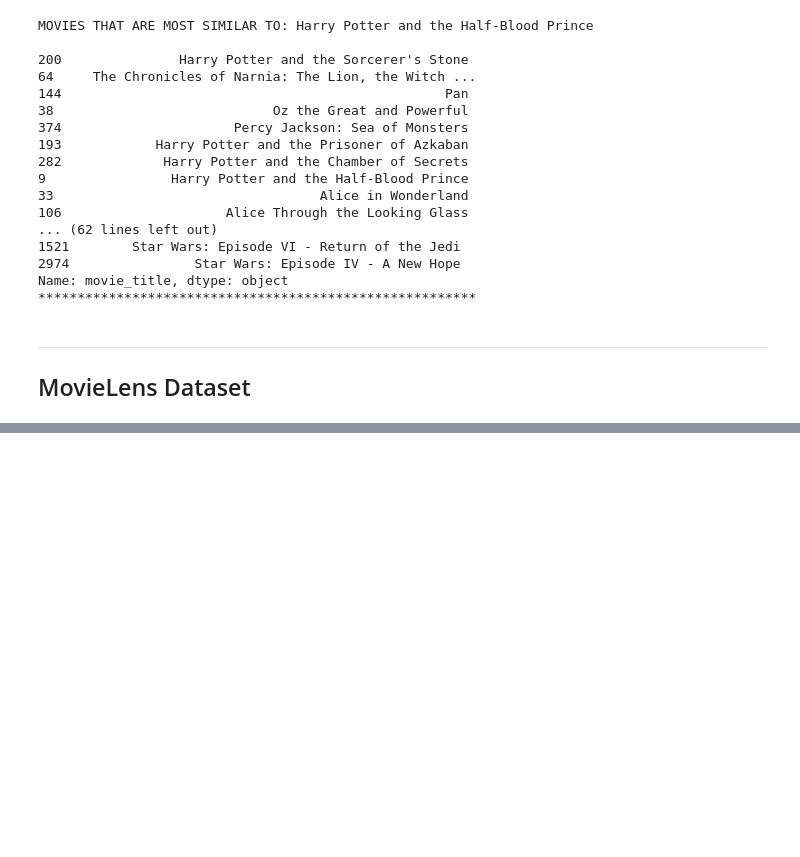
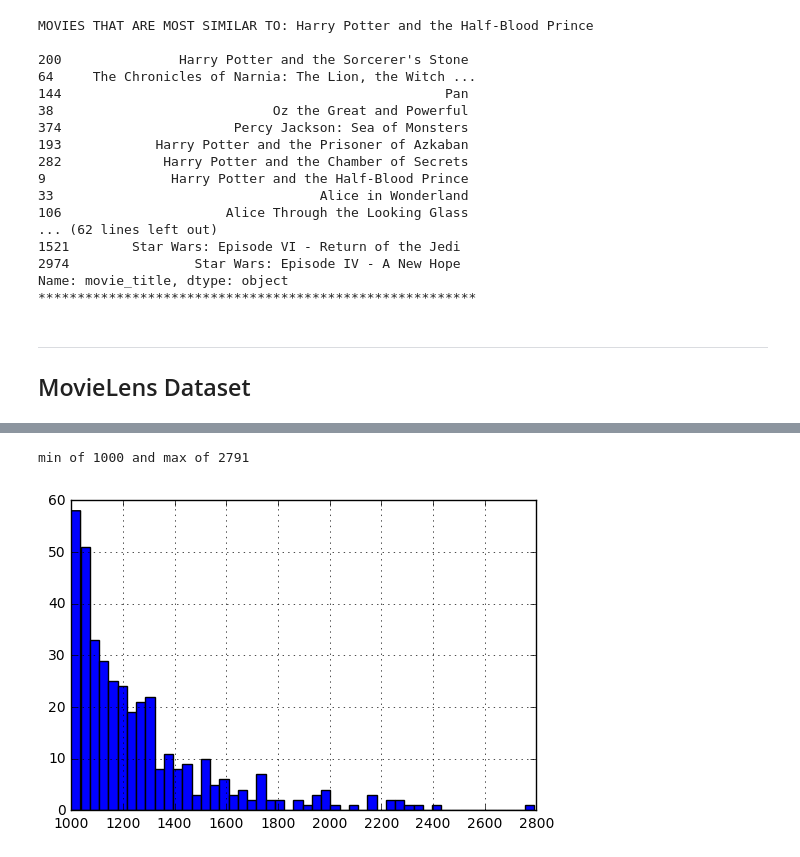
Before and after one commit to anoopctkm/machine-learning, a Jupyter notebook: projects/capstone/notebook.ipynb, the cells around one changed output, grey strips where cells are left out. Saved outputs shown, nothing was run; the diff lists cells and outputs as text; code cells hidden in the pictures; blank space fills up the shorter version.

```diff
--- a/projects/capstone/notebook.ipynb
+++ b/projects/capstone/notebook.ipynb
@@ -344,0 +349,10 @@ lens.head(n=5)
+# %%
+# Number of ratings made by each user
+counts = lens.userId.value_counts()
+print "min of {} and max of {}".format(counts.min(), counts.max())
+counts.hist(bins = 50);
+
+del counts
+# %% [output]
+min of 1000 and max of 2791
+[figure, added]
```
Also changed, not shown: parts of 20 cells of this notebook, 3 other files.
